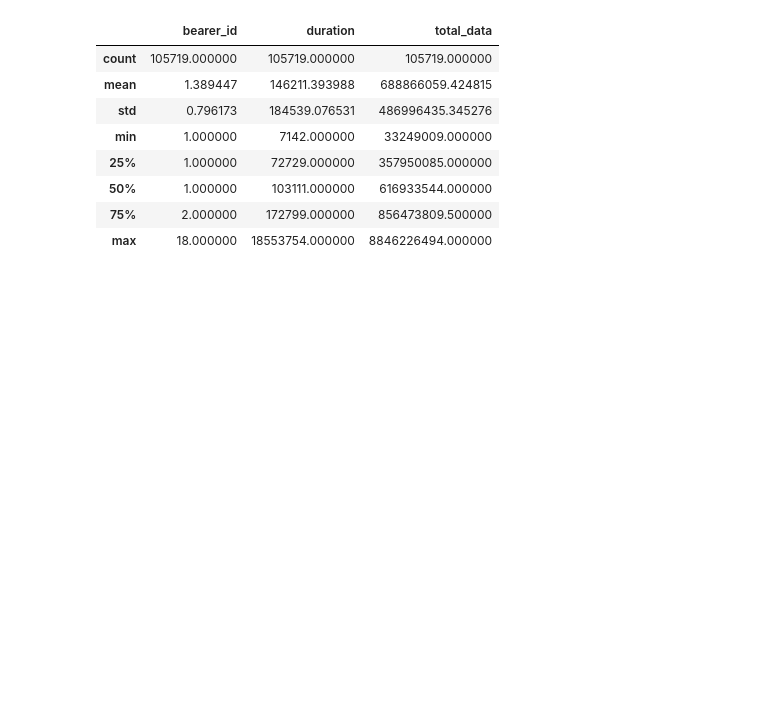
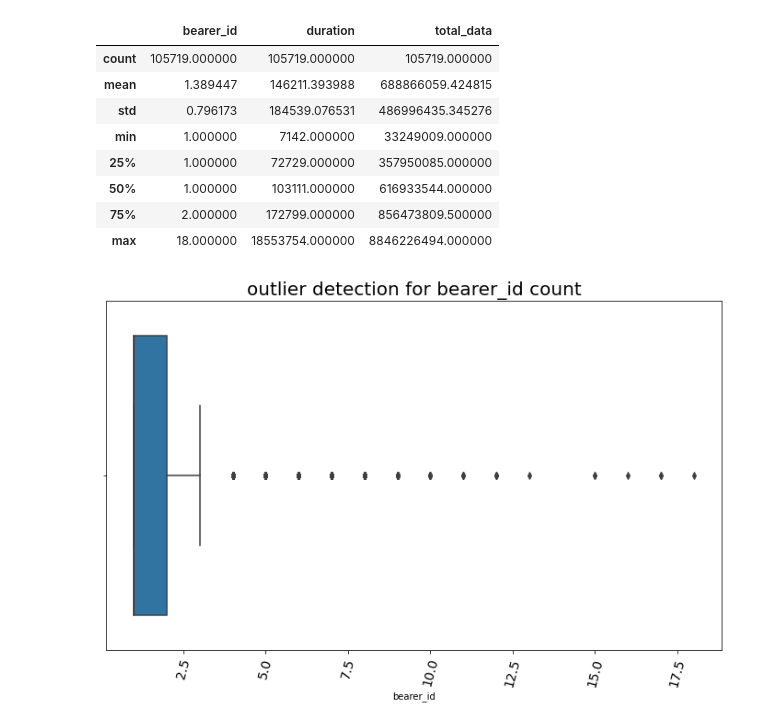
Before and after one commit to educhinski/telecom_data_analysis, a Jupyter notebook: Notebooks/UserEngagementAnalysis.ipynb, the cells around one changed output. Drawn from its saved outputs; the diff is of its cells as text; code cells hidden in the pictures; blank space fills up the shorter version.

```diff
--- a/Notebooks/UserEngagementAnalysis.ipynb
+++ b/Notebooks/UserEngagementAnalysis.ipynb
@@ -162,3 +164,7 @@ engagment_metrics.describe()
 | 50% | 1.000000 | 103111.000000 | 616933544.000000 |
 | 75% | 2.000000 | 172799.000000 | 856473809.500000 |
 | max | 18.000000 | 18553754.000000 | 8846226494.000000 |
+# %%
+plots.plot_box(engagment_metrics, 'bearer_id', 'outlier detection for bearer_id count')
+# %% [output]
+[figure, added]
```
Also changed, not shown: parts of 17 cells of this notebook, 1 other file.
